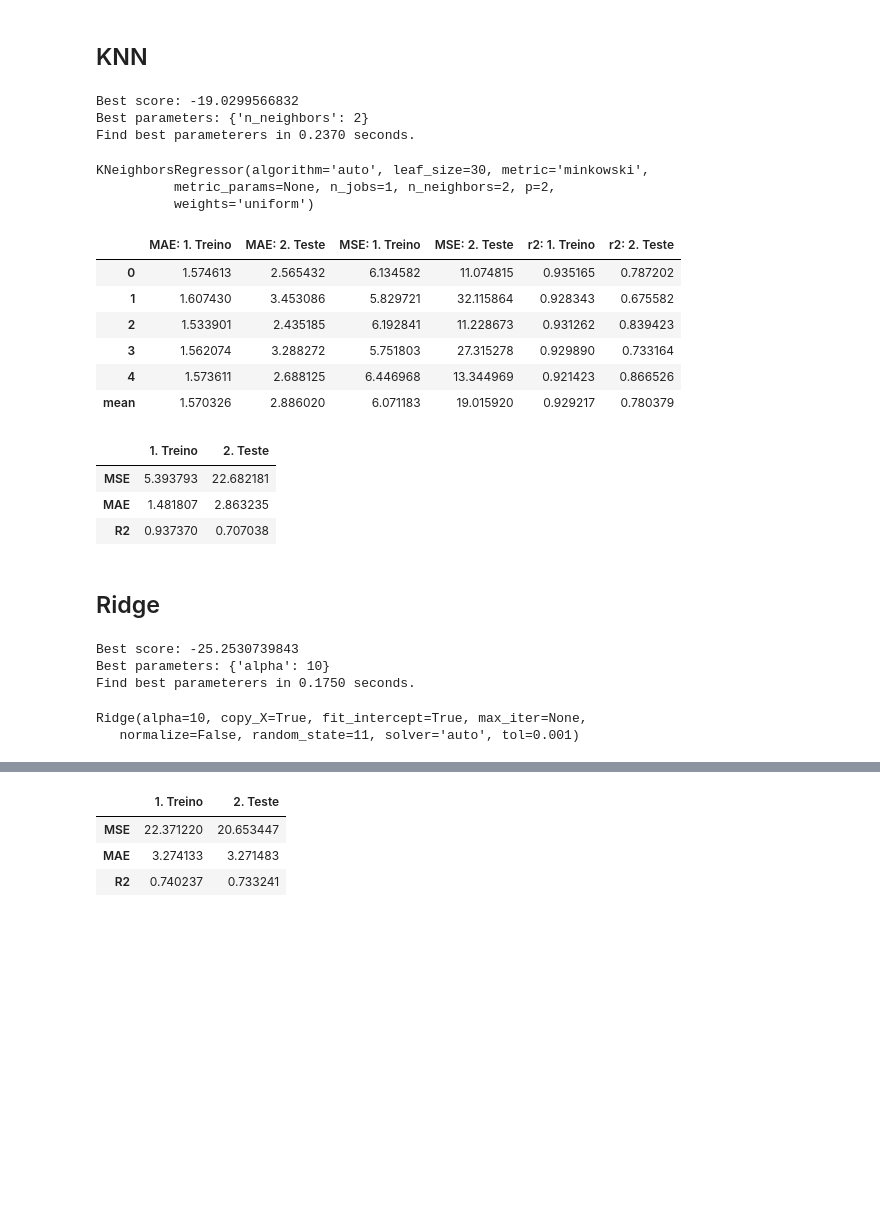
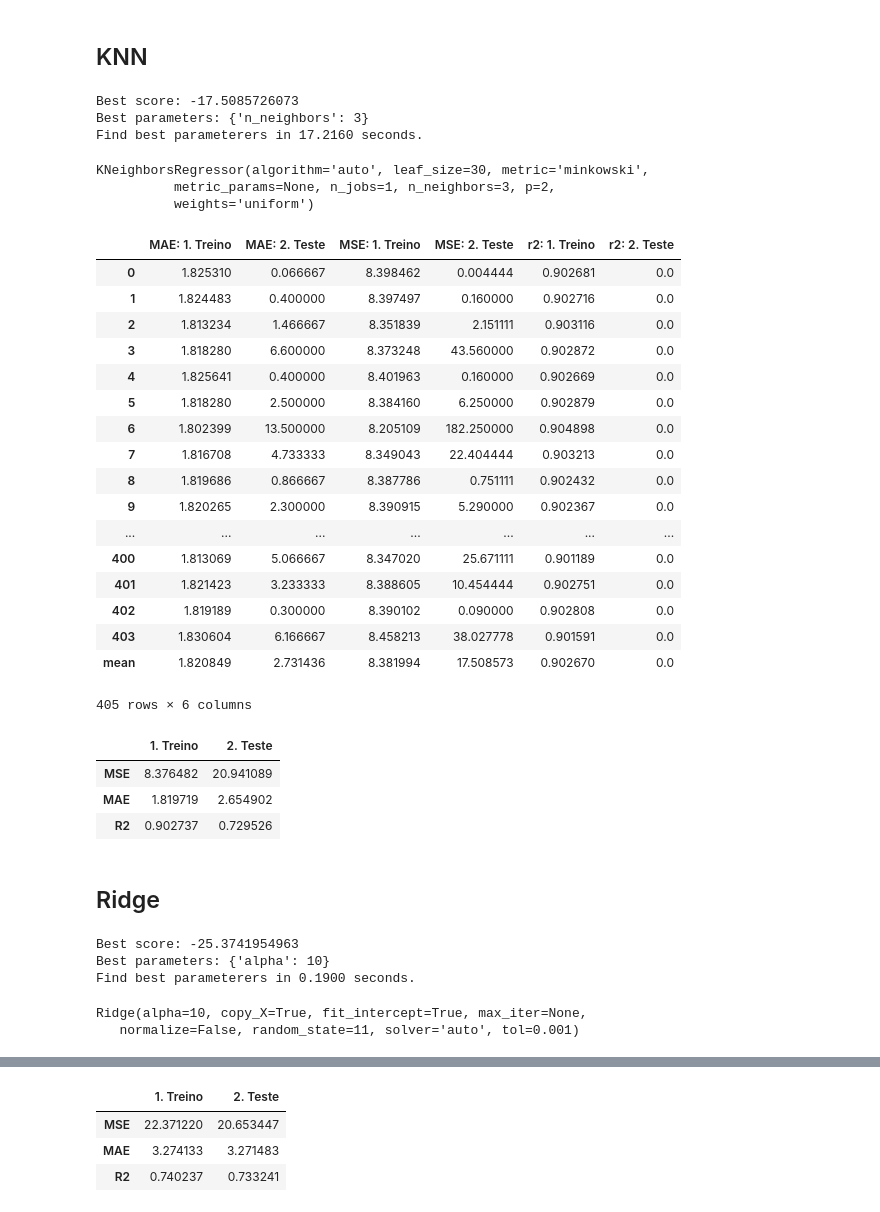
Before and after one commit to mopdc/python-codes, a Jupyter notebook: applied algorithms/regression examples/Regression Analysis in Boston dataset-v2.ipynb, the cells around one changed output, grey strips where cells are left out. Drawn from its saved outputs; the diff is of its cells as text; code cells hidden in the pictures; blank space fills up the shorter version.

```diff
--- a/applied algorithms/regression examples/Regression Analysis in Boston dataset-v2.ipynb
+++ b/applied algorithms/regression examples/Regression Analysis in Boston dataset-v2.ipynb
@@ -62,7 +61,7 @@ def split_train_test_data (data, name_target, test_size, random_state):
     X_all = data.drop([name_target], axis = 1)
     y_all = data[name_target]
 
-    X_train, X_test, y_train, y_test = train_test_split(X_all, y_all, test_size = test_size ,random_state =random_state)
+    X_train, X_test, y_train, y_test = train_test_split(X_all, y_all, test_size = test_size ,random_state = random_state)
 
     print "Training set has {} samples and {} features.".format(X_train.shape[0], X_train.shape[1])
     print "Testing set has {} samples and {} features.".format(X_test.shape[0], X_test.shape[1])
@@ -75,9 +74,8 @@ def split_train_test_data (data, name_target, test_size, random_state):
     return X_train, X_test, y_train, y_test
 
 
-
-def grid_search_model (x, y, clf, parameters, scorer, cv):
-    grid_obj = GridSearchCV(clf, parameters, scoring = scorer, cv =  cv)
+def grid_search_model (x, y, clf, parameters, scorer, cv, verbose):
+    grid_obj = GridSearchCV(clf, parameters, scoring = scorer, cv =  cv, verbose= verbose)
     start = time()
     grid_fit = grid_obj.fit(x, y)
     end = time()
@@ -86,6 +84,7 @@ def grid_search_model (x, y, clf, parameters, scorer, cv):
     print "Find best parameterers in {:.4f} seconds.".format(end - start)
     return grid_fit.best_estimator_
 
+
 def model_reg_cv (model, X, y, cv):
 
     first = True
@@ -93,16 +92,18 @@ def model_reg_cv (model, X, y, cv):
     for train_index, test_index in cv.split(X):
         #print(train_index)
         model2 = model.fit(X.iloc[train_index],y[train_index])
+
+        pred_train = model2.predict(X.iloc[train_index])
         pred_test = model2.predict(X.iloc[test_index])
-        pred_train = model2.predict(X.iloc[train_index])
+
         y_train = y[train_index]
         y_test = y[test_index]
 
+        mse_treino = mean_squared_error(y_train, pred_train)
         mse_teste = mean_squared_error(y_test, pred_test)
-        mse_treino = mean_squared_error(y_train, pred_train)
 
+        mae_treino = mean_absolute_error(y_train, pred_train)
         mae_teste = mean_absolute_error(y_test, pred_test)
-        mae_treino = mean_absolute_error(y_train, pred_train)
 
         r2_treino = r2_score (y_train, pred_train)
         r2_teste = r2_score (y_test, pred_test)
@@ -124,12 +125,10 @@ def model_reg_cv (model, X, y, cv):
         else:
             results_folds = pd.concat([results_folds, resultados_aux], axis = 0)
 
-    results_folds.index = range(cv.n_splits)
-
+    results_folds.index = range(cv.get_n_splits(X))
     results_mean = np.transpose(pd.DataFrame(results_folds.mean(), columns=['mean']))
 
     results_folds = pd.concat([results_folds, results_mean], axis = 0)
-    #results_folds.index = [range(cv.n_splits), 'mean']
 
     return results_folds
 
@@ -137,9 +136,11 @@ def model_reg_cv (model, X, y, cv):
 
 def model_reg_holdout (reg, X_train, y_train, X_test, y_test):
     reg.fit(X_train, y_train)
+
     pred_train = reg.predict(X_train)
     pred_test = reg.predict(X_test)
 
+    #coeficientes
     #print "Number of coefficients:", len(reg.coef_)
     #print "Estimated intercept coefficient:", reg.intercept_
 
@@ -170,7 +171,6 @@ def model_reg_holdout (reg, X_train, y_train, X_test, y_test):
 
 
 def plot_graphs ( X_train, y_train, X_test, y_test):
-
     plt.scatter(y_train, lm.predict(X_train))
     plt.xlabel("Prices: $Y_i$")
     plt.ylabel("Predicted prices: $\hat{Y}_i$")
@@ -318,5 +318,8 @@ A função exporta: treino e teste  com mae, mse, r2
 ## Regressão Linear
 # %% [markdown]
 ###  CV
+# %%
+cv_kfold = KFold(5, random_state=12)
+cv_loo = LeaveOneOut()
 # %%
 lm = LinearRegression(fit_intercept=True, normalize=False, copy_X=True, n_jobs=1)
@@ -419,51 +453,62 @@ cv_results2
 from sklearn.neighbors import KNeighborsRegressor
 # %%
 knn = KNeighborsRegressor()
-cv = KFold(5, random_state=1, shuffle=True)
+#cv = KFold(5, random_state=1, shuffle=True)
+
 parameters_knn = {
     'n_neighbors' : [1, 2,3,4,5]
 }
-model_knn = grid_search_model(X_train_final, y_train, knn, parameters_knn, 'neg_mean_squared_error', cv )
+model_knn = grid_search_model(X_train_final, y_train, knn, parameters_knn, 'neg_mean_squared_error', cv_loo, 0 )
 model_knn
 # %% [output]
-Best score: -19.0299566832
-Best parameters: {'n_neighbors': 2}
-Find best parameterers in 0.2370 seconds.
+Best score: -17.5085726073
+Best parameters: {'n_neighbors': 3}
+Find best parameterers in 17.2160 seconds.
 KNeighborsRegressor(algorithm='auto', leaf_size=30, metric='minkowski',
-          metric_params=None, n_jobs=1, n_neighbors=2, p=2,
+          metric_params=None, n_jobs=1, n_neighbors=3, p=2,
           weights='uniform')
 # %%
-results_folds = model_reg_cv(model_knn,X_train_final, y_train, cv)
+results_folds = model_reg_cv(model_knn,X_train_final, y_train, cv_loo)
 results_folds
 # %% [output]
 |  | MAE: 1. Treino | MAE: 2. Teste | MSE: 1. Treino | MSE: 2. Teste | r2: 1. Treino | r2: 2. Teste |
-| 0 | 1.574613 | 2.565432 | 6.134582 | 11.074815 | 0.935165 | 0.787202 |
-| 1 | 1.607430 | 3.453086 | 5.829721 | 32.115864 | 0.928343 | 0.675582 |
-| 2 | 1.533901 | 2.435185 | 6.192841 | 11.228673 | 0.931262 | 0.839423 |
-| 3 | 1.562074 | 3.288272 | 5.751803 | 27.315278 | 0.929890 | 0.733164 |
-| 4 | 1.573611 | 2.688125 | 6.446968 | 13.344969 | 0.921423 | 0.866526 |
-| mean | 1.570326 | 2.886020 | 6.071183 | 19.015920 | 0.929217 | 0.780379 |
+| 0 | 1.825310 | 0.066667 | 8.398462 | 0.004444 | 0.902681 | 0.0 |
+| 1 | 1.824483 | 0.400000 | 8.397497 | 0.160000 | 0.902716 | 0.0 |
+| 2 | 1.813234 | 1.466667 | 8.351839 | 2.151111 | 0.903116 | 0.0 |
+| 3 | 1.818280 | 6.600000 | 8.373248 | 43.560000 | 0.902872 | 0.0 |
+| 4 | 1.825641 | 0.400000 | 8.401963 | 0.160000 | 0.902669 | 0.0 |
+| 5 | 1.818280 | 2.500000 | 8.384160 | 6.250000 | 0.902879 | 0.0 |
+| 6 | 1.802399 | 13.500000 | 8.205109 | 182.250000 | 0.904898 | 0.0 |
+| 7 | 1.816708 | 4.733333 | 8.349043 | 22.404444 | 0.903213 | 0.0 |
+| 8 | 1.819686 | 0.866667 | 8.387786 | 0.751111 | 0.902432 | 0.0 |
+| 9 | 1.820265 | 2.300000 | 8.390915 | 5.290000 | 0.902367 | 0.0 |
+| ... | ... | ... | ... | ... | ... | ... |
+| 400 | 1.813069 | 5.066667 | 8.347020 | 25.671111 | 0.901189 | 0.0 |
+| 401 | 1.821423 | 3.233333 | 8.388605 | 10.454444 | 0.902751 | 0.0 |
+| 402 | 1.819189 | 0.300000 | 8.390102 | 0.090000 | 0.902808 | 0.0 |
+| 403 | 1.830604 | 6.166667 | 8.458213 | 38.027778 | 0.901591 | 0.0 |
+| mean | 1.820849 | 2.731436 | 8.381994 | 17.508573 | 0.902670 | 0.0 |
+405 rows × 6 columns
 # %%
 model_reg_holdout(model_knn,X_train_final, y_train, X_test_final, y_test)
 # %% [output]
 |  | 1. Treino | 2. Teste |
-| MSE | 5.393793 | 22.682181 |
-| MAE | 1.481807 | 2.863235 |
-| R2 | 0.937370 | 0.707038 |
+| MSE | 8.376482 | 20.941089 |
+| MAE | 1.819719 | 2.654902 |
+| R2 | 0.902737 | 0.729526 |
 # %% [markdown]
 ## Ridge
 # %%
 ridge = Ridge(random_state=11)
-cv = KFold(5, random_state=1, shuffle=True)
 parameters_ridge = {
     'alpha' : [0.001,0.05, 0.01,0.1, 1,10]
 }
-model_ridge = grid_search_model(X_train_final, y_train, ridge, parameters_ridge, 'neg_mean_squared_error', cv )
+model_ridge = grid_search_model(X_train_final, y_train, ridge, parameters_ridge, 'neg_mean_squared_error', cv_kfold, 0)
 model_ridge
 # %% [output]
-Best score: -25.2530739843
+Best score: -25.3741954963
 Best parameters: {'alpha': 10}
-Find best parameterers in 0.1750 seconds.
+Find best parameterers in 0.1900 seconds.
 Ridge(alpha=10, copy_X=True, fit_intercept=True, max_iter=None,
    normalize=False, random_state=11, solver='auto', tol=0.001)
 # %%
```
Also changed, not shown: parts of 7 cells of this notebook.
